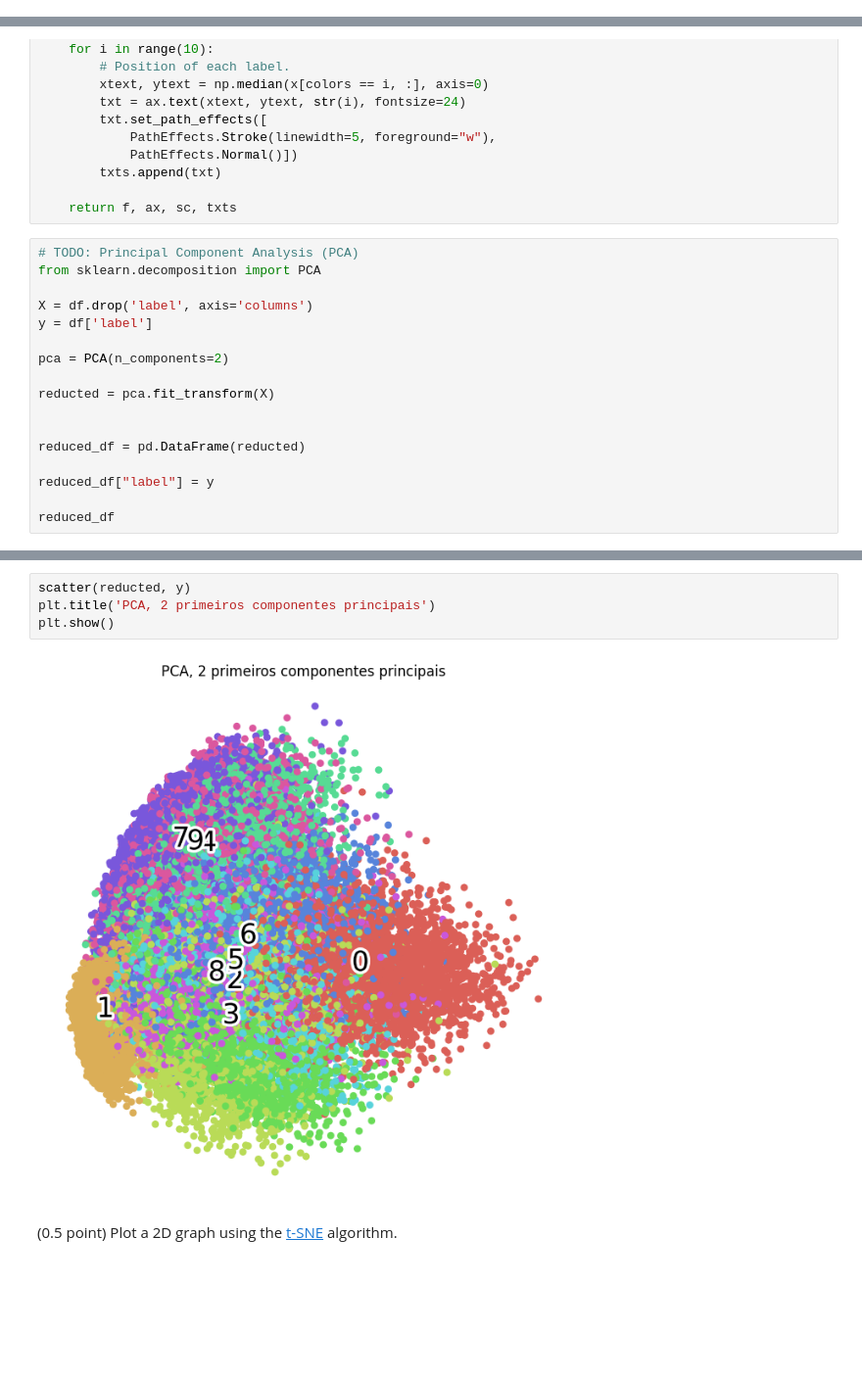
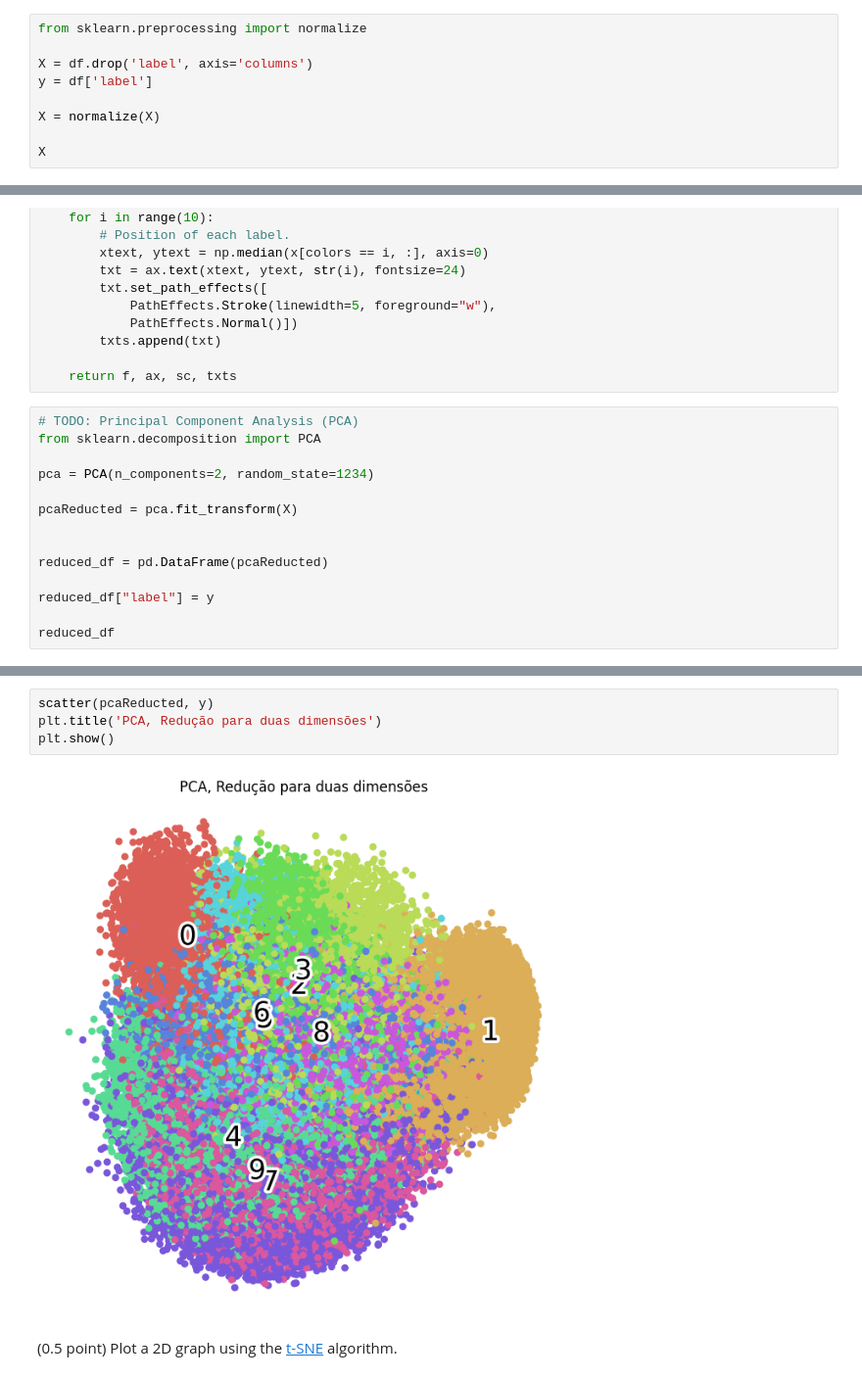
Before and after one commit to GabrielBG0/MLPR-Unicamp, a Jupyter notebook: T3/T3_Unsupervised_Learning.ipynb, the cells around one changed output, grey strips where cells are left out. Shown at 98% size. Drawn from its saved outputs; the diff is of its cells as text; blank space fills up the shorter version.

```diff
--- a/T3/T3_Unsupervised_Learning.ipynb
+++ b/T3/T3_Unsupervised_Learning.ipynb
@@ -59,0 +61,9 @@ for i, ax in enumerate(axes.flat):
+# %%
+from sklearn.preprocessing import normalize
+
+X = df.drop('label', axis='columns')
+y = df['label']
+
+X = normalize(X)
+
+X
@@ -96,15 +114,12 @@ def scatter(x, colors):
 # TODO: Principal Component Analysis (PCA)
 from sklearn.decomposition import PCA
 
-X = df.drop('label', axis='columns')
-y = df['label']
+pca = PCA(n_components=2, random_state=1234)
 
-pca = PCA(n_components=2)
-
-reducted = pca.fit_transform(X)
+pcaReducted = pca.fit_transform(X)
 
 
-reduced_df = pd.DataFrame(reducted)
+reduced_df = pd.DataFrame(pcaReducted)
 
 reduced_df["label"] = y
 
@@ -126,9 +141,9 @@ reduced_df
 # %%
-scatter(reducted, y)
-plt.title('PCA, 2 primeiros componentes principais')
+scatter(pcaReducted, y)
+plt.title('PCA, Redução para duas dimensões')
 plt.show()
 # %% [output]
-[figure, old version]
+[figure, new version]
 # %% [markdown]
 (0.5 point) Plot a 2D graph using the [t-SNE](https://scikit-learn.org/stable/modules/generated/sklearn.manifold.TSNE.html) algorithm.
 # %%
```
Also changed, not shown: parts of 44 cells of this notebook.
